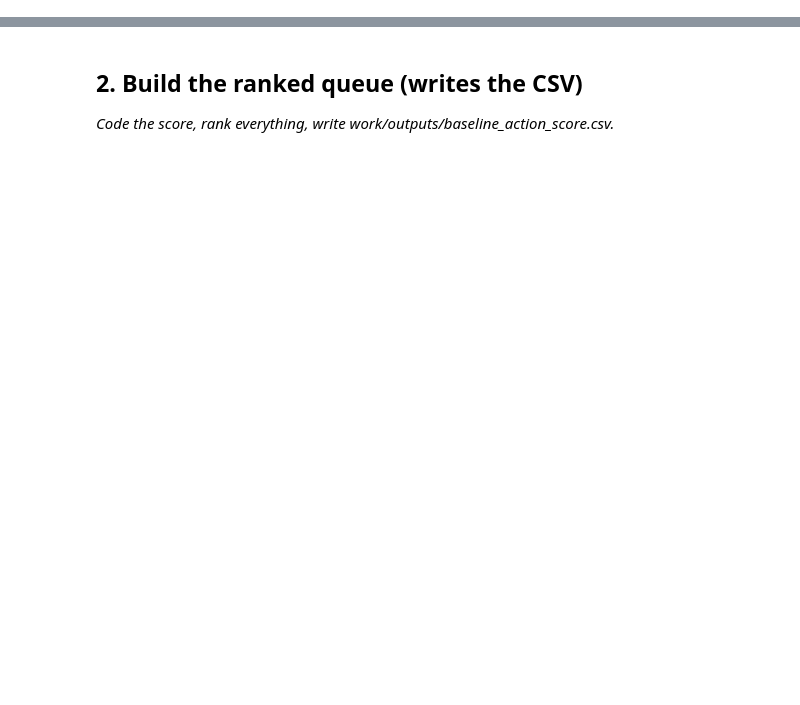
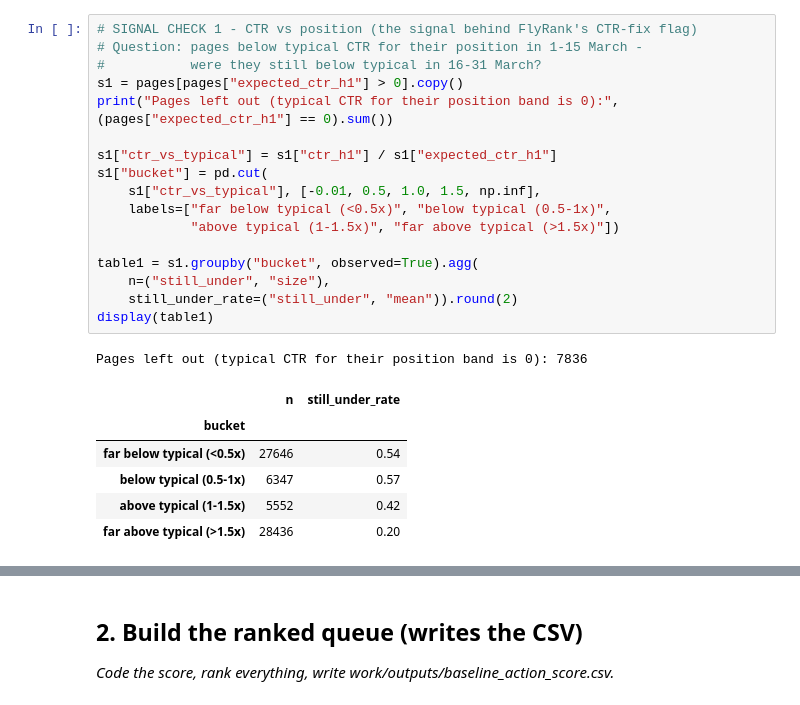
Before and after one commit to jjcodes999/flyrank-ml-repo, a Jupyter notebook: work/notebooks/w04_baseline_score.ipynb, the cells around one changed output, grey strips where cells are left out. Cells and saved outputs as stored; diff of their text form; blank space fills up the shorter version.

```diff
--- a/work/notebooks/w04_baseline_score.ipynb
+++ b/work/notebooks/w04_baseline_score.ipynb
@@ -15,0 +94,25 @@ This skeleton is yours to fill. Work the sections **in order** — each one has
+# %%
+# SIGNAL CHECK 1 - CTR vs position (the signal behind FlyRank's CTR-fix flag)
+# Question: pages below typical CTR for their position in 1-15 March -
+#           were they still below typical in 16-31 March?
+s1 = pages[pages["expected_ctr_h1"] > 0].copy()
+print("Pages left out (typical CTR for their position band is 0):", (pages["expected_ctr_h1"] == 0).sum())
+
+s1["ctr_vs_typical"] = s1["ctr_h1"] / s1["expected_ctr_h1"]
+s1["bucket"] = pd.cut(
+    s1["ctr_vs_typical"], [-0.01, 0.5, 1.0, 1.5, np.inf],
+    labels=["far below typical (<0.5x)", "below typical (0.5-1x)",
+            "above typical (1-1.5x)", "far above typical (>1.5x)"])
+
+table1 = s1.groupby("bucket", observed=True).agg(
+    n=("still_under", "size"),
+    still_under_rate=("still_under", "mean")).round(2)
+display(table1)
+# %% [output]
+Pages left out (typical CTR for their position band is 0): 7836
+|  | n | still_under_rate |
+| bucket |  |  |
+| far below typical (<0.5x) | 27646 | 0.54 |
+| below typical (0.5-1x) | 6347 | 0.57 |
+| above typical (1-1.5x) | 5552 | 0.42 |
+| far above typical (>1.5x) | 28436 | 0.20 |
```
Also changed, not shown: parts of 10 cells of this notebook.
